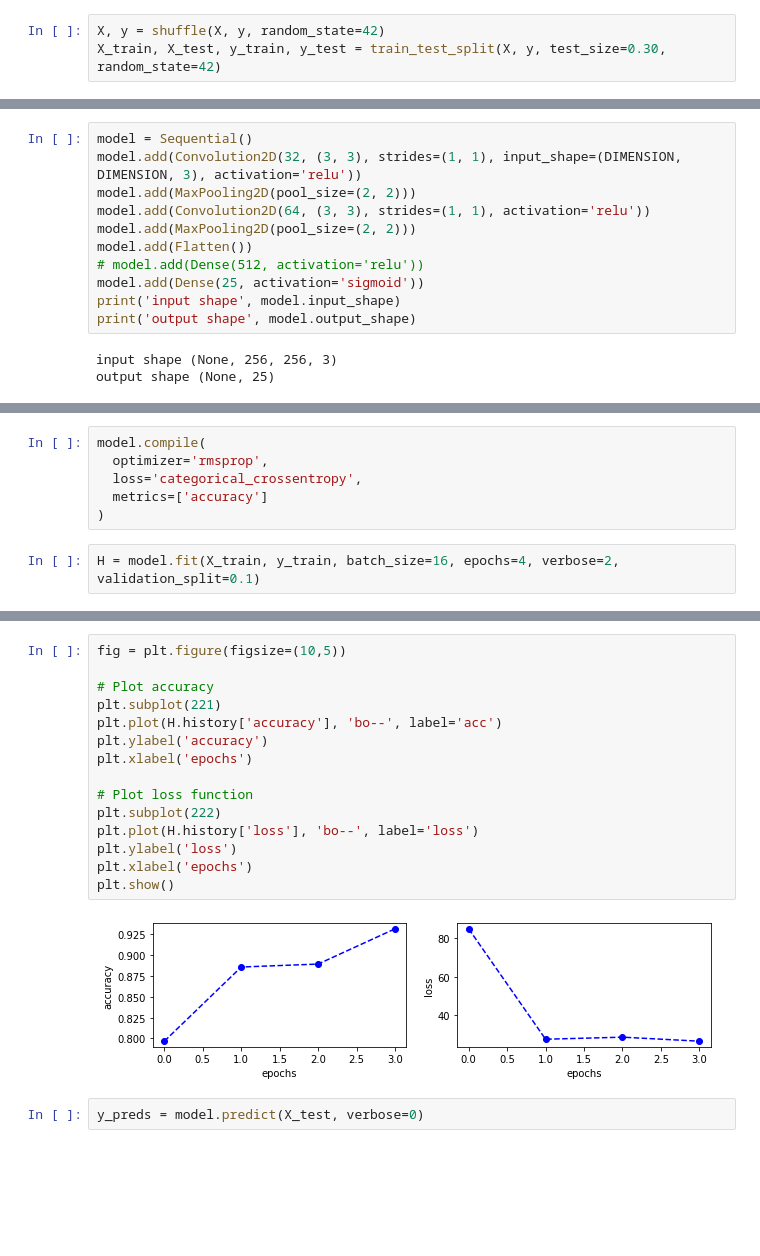
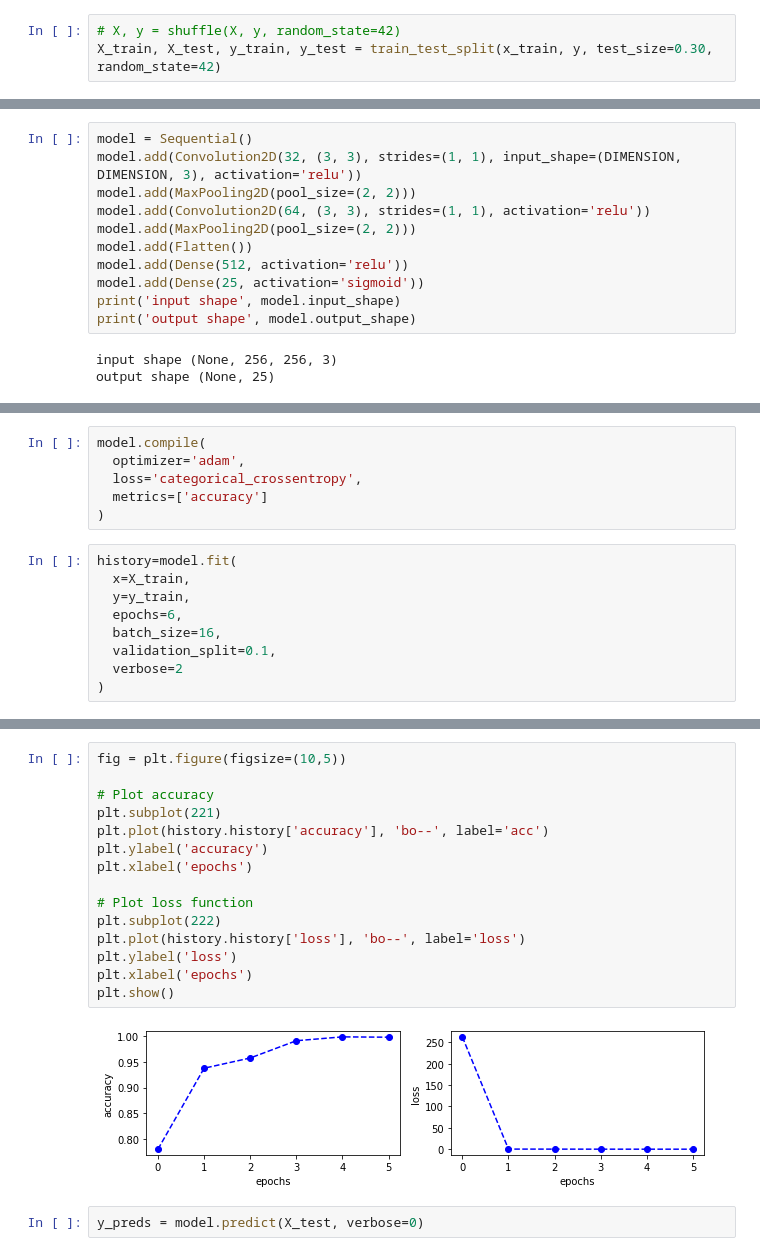
Before and after one commit to Bato007/LAB06-SDS, a Jupyter notebook: main.ipynb, the cells around one changed output, grey strips where cells are left out. Saved outputs shown, nothing was run; the diff lists cells and outputs as text; blank space fills up the shorter version.

Commit message:
feat: Fixed model accuracy

```diff
--- a/main.ipynb
+++ b/main.ipynb
@@ -80,6 +124,6 @@ print(len(X), len(y))
 # %%
-X, y = shuffle(X, y, random_state=42)
-X_train, X_test, y_train, y_test = train_test_split(X, y, test_size=0.30, random_state=42)
+# X, y = shuffle(X, y, random_state=42)
+X_train, X_test, y_train, y_test = train_test_split(x_train, y, test_size=0.30, random_state=42)
 # %%
 print('Train:', X_train.shape, y_train.shape)
 print('Test:', X_test.shape, y_test.shape)
@@ -98,7 +149,7 @@ model.add(MaxPooling2D(pool_size=(2, 2)))
 model.add(Convolution2D(64, (3, 3), strides=(1, 1), activation='relu'))
 model.add(MaxPooling2D(pool_size=(2, 2)))
 model.add(Flatten())
-# model.add(Dense(512, activation='relu'))
+model.add(Dense(512, activation='relu'))
 model.add(Dense(25, activation='sigmoid'))
 print('input shape', model.input_shape)
 print('output shape', model.output_shape)
@@ -127,10 +178,17 @@ Non-trainable params: 0
 _________________________________________________________________
 # %%
 model.compile(
-  optimizer='rmsprop',
+  optimizer='adam',
   loss='categorical_crossentropy',
   metrics=['accuracy']
 )
 # %%
-H = model.fit(X_train, y_train, batch_size=16, epochs=4, verbose=2, validation_split=0.1)
+history=model.fit(
+  x=X_train,
+  y=y_train,
+  epochs=6,
+  batch_size=16,
+  validation_split=0.1,
+  verbose=2
+)
 # %% [output]
@@ -150,20 +212,20 @@ dict_keys(['loss', 'accuracy', 'val_loss', 'val_accuracy'])
 # %%
 fig = plt.figure(figsize=(10,5))
 
 # Plot accuracy
 plt.subplot(221)
-plt.plot(H.history['accuracy'], 'bo--', label='acc')
+plt.plot(history.history['accuracy'], 'bo--', label='acc')
 plt.ylabel('accuracy')
 plt.xlabel('epochs')
 
 # Plot loss function
 plt.subplot(222)
-plt.plot(H.history['loss'], 'bo--', label='loss')
+plt.plot(history.history['loss'], 'bo--', label='loss')
 plt.ylabel('loss')
 plt.xlabel('epochs')
 plt.show()
 # %% [output]
-[figure, old version]
+[figure, new version]
 # %%
 y_preds = model.predict(X_test, verbose=0)
 # %%
```
Also changed, not shown: parts of 20 cells of this notebook.
